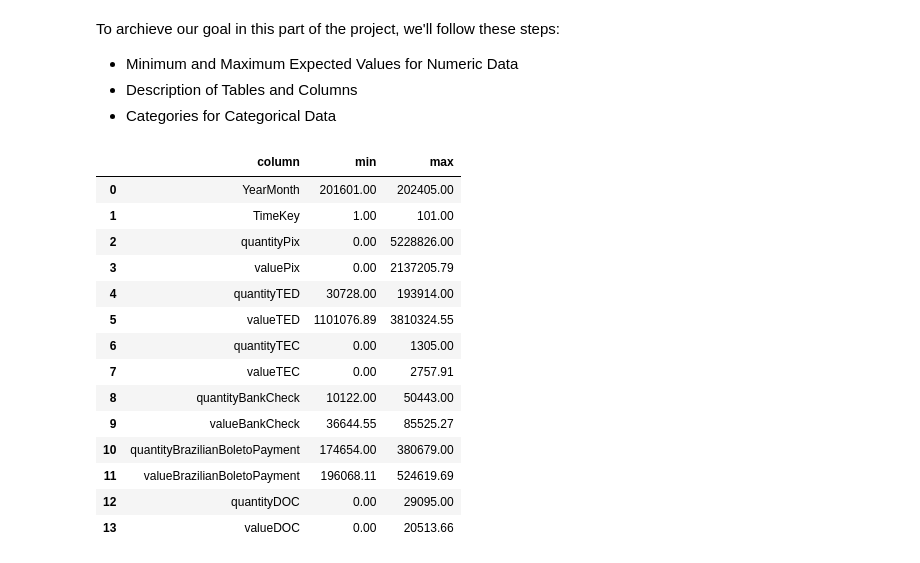
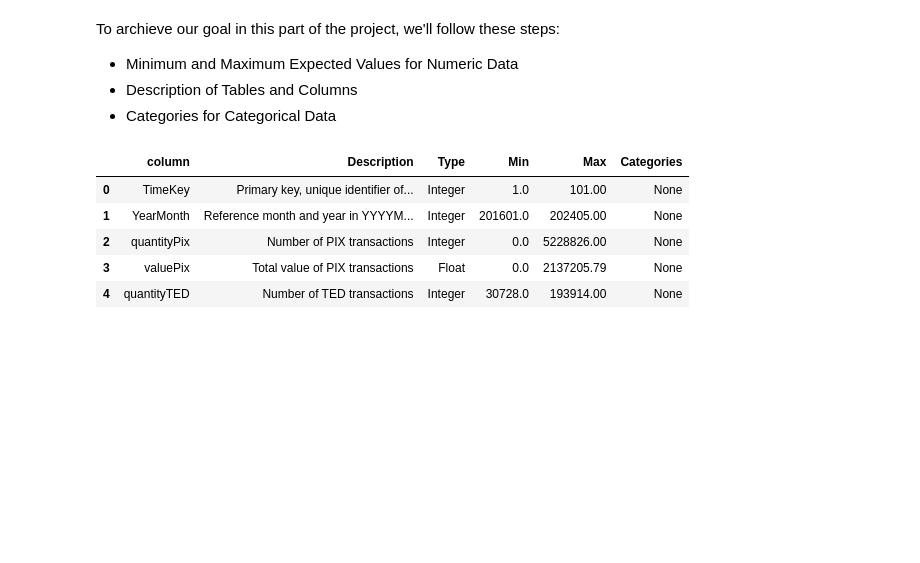
Before and after one commit to jacquesbilombe/Payment-Patterns-Brazil, a Jupyter notebook: Payment_Patterns_Brazil.ipynb, the cells around one changed output. Drawn from its saved outputs; the diff is of its cells as text; code cells hidden in the pictures; blank space fills up the shorter version.

```diff
--- a/Payment_Patterns_Brazil.ipynb
+++ b/Payment_Patterns_Brazil.ipynb
@@ -213,47 +204,45 @@ def min_max(df):
 min_max_df = min_max(tb_payment)
 min_max_df.reset_index(inplace=True)
 min_max_df.rename(columns={"index": "column"}, inplace=True)
+
+# min_max_df into dict
+min_max_dict = min_max_df.set_index('column').to_dict()
-# %%
-min_max_df
-# %% [output]
-|  | column | min | max |
-| 0 | YearMonth | 201601.00 | 202405.00 |
-| 1 | TimeKey | 1.00 | 101.00 |
-| 2 | quantityPix | 0.00 | 5228826.00 |
-| 3 | valuePix | 0.00 | 2137205.79 |
-| 4 | quantityTED | 30728.00 | 193914.00 |
-| 5 | valueTED | 1101076.89 | 3810324.55 |
-| 6 | quantityTEC | 0.00 | 1305.00 |
-| 7 | valueTEC | 0.00 | 2757.91 |
-| 8 | quantityBankCheck | 10122.00 | 50443.00 |
-| 9 | valueBankCheck | 36644.55 | 85525.27 |
-| 10 | quantityBrazilianBoletoPayment | 174654.00 | 380679.00 |
-| 11 | valueBrazilianBoletoPayment | 196068.11 | 524619.69 |
-| 12 | quantityDOC | 0.00 | 29095.00 |
-| 13 | valueDOC | 0.00 | 20513.66 |
 # %%
 # Definir as columns do catálogo de dados
 catalog_columns = ['Column', 'Description', 'Type', 'Min', 'Max', 'Categories']
 
 # Criar uma lista de dicionários com as informações de cada column
 catalog_data = [
-    {'column': 'TimeKey', 'Description': 'Chave primária, identificador único do tempo', 'Type': 'Integer', 'Min': 1, 'Max': 'n', 'Categories': None},
-    {'column': 'YearMonth', 'Description': 'Mês e Ano de referência no formato YYYYMM', 'Type': 'Integer', 'Min': 201001, 'Max': 202312, 'Categories': None},
-    {'column': 'Year', 'Description': 'Ano de referência', 'Type': 'Integer', 'Min': 2010, 'Max': 2023, 'Categories': None},
-    {'column': 'Month', 'Description': 'Mês de referência', 'Type': 'Integer', 'Min': 1, 'Max': 12, 'Categories': None},
-    {'column': 'quantityPix', 'Description': 'Número de transações PIX', 'Type': 'Integer', 'Min': 0, 'Max': 'a ser calculado', 'Categories': None},
-    {'column': 'valuePix', 'Description': 'Valor total das transações PIX', 'Type': 'Float', 'Min': 0.0, 'Max': 'a ser calculado', 'Categories': None},
-    {'column': 'quantityTED', 'Description': 'Número de transações TED', 'Type': 'Integer', 'Min': 0, 'Max': 'a ser calculado', 'Categories': None},
-    {'column': 'valueTED', 'Description': 'Valor total das transações TED', 'Type': 'Float', 'Min': 0.0, 'Max': 'a ser calculado', 'Categories': None},
-    {'column': 'quantityTEC', 'Description': 'Número de transações TEC', 'Type': 'Integer', 'Min': 0, 'Max': 'a ser calculado', 'Categories': None},
-    {'column': 'valueTEC', 'Description': 'Valor total das transações TEC', 'Type': 'Float', 'Min': 0.0, 'Max': 'a ser calculado', 'Categories': None},
-    {'column': 'quantityBankCheck', 'Description': 'Número de cheques bancários', 'Type': 'Integer', 'Min': 0, 'Max': 'a ser calculado', 'Categories': None},
-    {'column': 'valueBankCheck', 'Description': 'Valor total dos cheques bancários', 'Type': 'Float', 'Min': 0.0, 'Max': 'a ser calculado', 'Categories': None},
-    {'column': 'quantityBrazilianBoletoPayment', 'Description': 'Número de pagamentos de boletos', 'Type': 'Integer', 'Min': 0, 'Max': 'a ser calculado', 'Categories': None},
-    {'column': 'valueBrazilianBoletoPayment', 'Description': 'Valor total dos pagamentos de boletos', 'Type': 'Float', 'Min': 0.0, 'Max': 'a ser calculado', 'Categories': None},
-    {'column': 'quantityDOC', 'Description': 'Número de transações DOC', 'Type': 'Integer', 'Min': 0, 'Max': 'a ser calculado', 'Categories': None},
-    {'column': 'valueDOC', 'Description': 'Valor total das transações DOC', 'Type': 'Float', 'Min': 0.0, 'Max': 'a ser calculado', 'Categories': None},
+    {'column': 'TimeKey', 'Description': 'Primary key, unique identifier of time', 'Type': 'Integer', 'Min': 1, 'Max': 'n', 'Categories': None},
+    {'column': 'YearMonth', 'Description': 'Reference month and year in YYYYMM format', 'Type': 'Integer', 'Min': 201001, 'Max': 202312, 'Categories': None},
+    {'column': 'quantityPix', 'Description': 'Number of PIX transactions', 'Type': 'Integer', 'Min': 0, 'Max': 'to be calculated', 'Categories': None},
+    {'column': 'valuePix', 'Description': 'Total value of PIX transactions', 'Type': 'Float', 'Min': 0.0, 'Max': 'to be calculated', 'Categories': None},
+    {'column': 'quantityTED', 'Description': 'Number of TED transactions', 'Type': 'Integer', 'Min': 0, 'Max': 'to be calculated', 'Categories': None},
+    {'column': 'valueTED', 'Description': 'Total value of TED transactions', 'Type': 'Float', 'Min': 0.0, 'Max': 'to be calculated', 'Categories': None},
+    {'column': 'quantityTEC', 'Description': 'Number of TEC transactions', 'Type': 'Integer', 'Min': 0, 'Max': 'to be calculated', 'Categories': None},
+    {'column': 'valueTEC', 'Description': 'Total value of TEC transactions', 'Type': 'Float', 'Min': 0.0, 'Max': 'to be calculated', 'Categories': None},
+    {'column': 'quantityBankCheck', 'Description': 'Number of bank checks', 'Type': 'Integer', 'Min': 0, 'Max': 'to be calculated', 'Categories': None},
+    {'column': 'valueBankCheck', 'Description': 'Total value of bank checks', 'Type': 'Float', 'Min': 0.0, 'Max': 'to be calculated', 'Categories': None},
+    {'column': 'quantityBrazilianBoletoPayment', 'Description': 'Number of boleto payments', 'Type': 'Integer', 'Min': 0, 'Max': 'to be calculated', 'Categories': None},
+    {'column': 'valueBrazilianBoletoPayment', 'Description': 'Total value of boleto payments', 'Type': 'Float', 'Min': 0.0, 'Max': 'to be calculated', 'Categories': None},
+    {'column': 'quantityDOC', 'Description': 'Number of DOC transactions', 'Type': 'Integer', 'Min': 0, 'Max': 'to be calculated', 'Categories': None},
+    {'column': 'valueDOC', 'Description': 'Total value of DOC transactions', 'Type': 'Float', 'Min': 0.0, 'Max': 'to be calculated', 'Categories': None},
 ]
 
+
+# Associate the dict min_max_dict with dict list catalog_data
+for i in range(len(catalog_data)):
+  column_name = catalog_data[i]['column']
+  catalog_data[i]['Min'] = min_max_dict['min'][column_name]
+  catalog_data[i]['Max'] = min_max_dict['max'][column_name]
+
 # Criar um DataFrame a partir da lista de dicionários
-catalog_df = pd.DataFrame(catalog_data, columns=catalog_columns)
+catalog_df = pd.DataFrame(catalog_data)
+catalog_df.head()
+# %% [output]
+|  | column | Description | Type | Min | Max | Categories |
+| 0 | TimeKey | Primary key, unique identifier of... | Integer | 1.0 | 101.00 | None |
+| 1 | YearMonth | Reference month and year in YYYYM... | Integer | 201601.0 | 202405.00 | None |
+| 2 | quantityPix | Number of PIX transactions | Integer | 0.0 | 5228826.00 | None |
+| 3 | valuePix | Total value of PIX transactions | Float | 0.0 | 2137205.79 | None |
+| 4 | quantityTED | Number of TED transactions | Integer | 30728.0 | 193914.00 | None |
```
Also changed, not shown: parts of 2 cells of this notebook.
